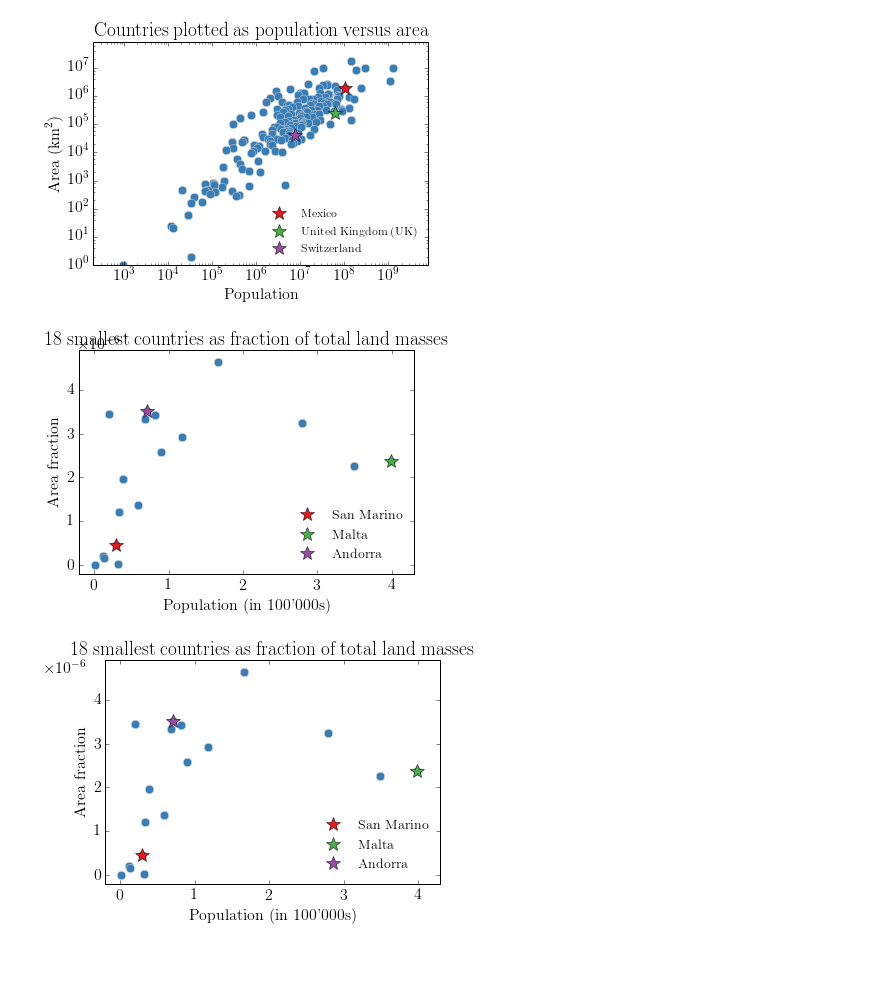
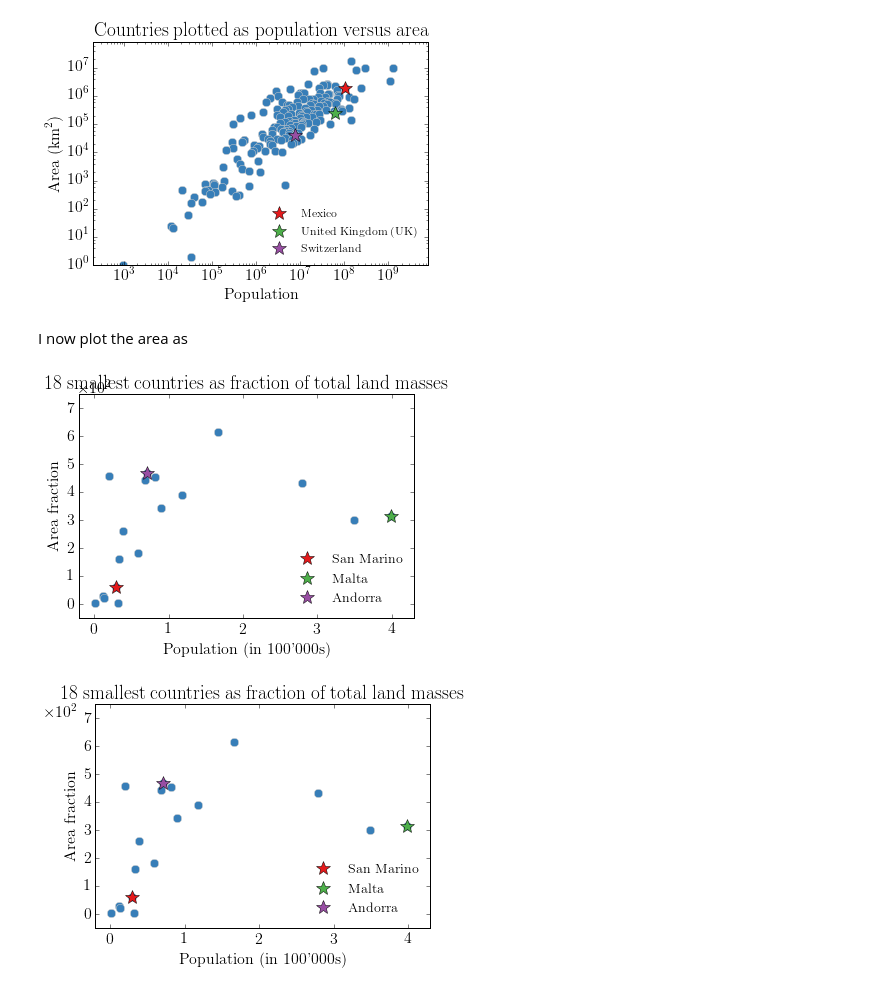
Before and after one commit to prisae/blog-notebooks, a Jupyter notebook: MoveSciNot.ipynb, the cells around one changed output. Saved outputs shown, nothing was run; the diff lists cells and outputs as text; code cells hidden in the pictures; blank space fills up the shorter version.

Commit message:
Drafted Circle, further in MoveSciNot

```diff
--- a/MoveSciNot.ipynb
+++ b/MoveSciNot.ipynb
@@ -33,15 +43,23 @@ def move_sn_y(offs=0, dig=0, side='left', omit_last=False):
     locs : list
         List of y-tick locations.
 
+    Note
+    ----
+    This is kind of a non-satisfying hack, which should be handled more
+    properly. But it works. Functions to look at for a better implementation:
+    ax.ticklabel_format
+    ax.yaxis.major.formatter.set_offset_string
     """
-    # Side-note: This is kind of a non-satisfying hack, which should be handled
-    # more properly. But it works. Functions to look at for a better
-    # implementation:
-    # ax.ticklabel_format
-    # ax.yaxis.major.formatter.set_offset_string
 
     locs,_ = plt.yticks()
-    yoff = int(str(locs[-1]).split('e')[1])
+
+    # If locs are not in scientific notation, put them into it to find exponent
+    try:
+        yoff = int(str(locs[-1]).split('e')[1])
+    except:
+        llocs = '%.3e' % locs[-1]
+        yoff = int(str(llocs).split('e')[1])
+
     form = r'$%.'+str(dig)+'f$'
     if omit_last:
         slocs = locs[:-1]
@@ -100,17 +141,19 @@ plt.axis([2e2, 8e9, 0, 8e7])
 plt.show()
 # %% [output]
 [figure]
+# %% [markdown]
+I now plot the area as
 # %%
 # small amplitudes (power of minus ten)
 
 fig2a = plt.figure()
 
-plt.plot(population[-18:]/100000, area[-18:]/sum(area), 'o', c=colours[0], mec='.8', ms=8)
-
+plt.plot(population[-18:]/100000, area[-18:], 'o', c=colours[0], mec='.8', ms=8)
+#/sum(area)
 i = 0
 for count in ['San Marino', 'Malta', 'Andorra']:
     ci = country.index(count)
-    plt.plot(population[ci]/100000, area[ci]/sum(area), '*', c=colours[i+1], mec='k', ms=14, label=count)
+    plt.plot(population[ci]/100000, area[ci], '*', c=colours[i+1], mec='k', ms=14, label=count)
     i += 1
 
 plt.title(r'18 smallest countries as fraction of total land masses')
@@ -119,36 +162,32 @@ plt.ylabel(r'Area fraction')
 plt.legend(loc='lower right', frameon=False, fontsize=14, numpoints=1)
 
 # Set scientific notation
-plt.gca().xaxis.major.formatter.set_powerlimits((0,0))
 plt.gca().yaxis.major.formatter.set_powerlimits((0,0))
 
-plt.axis([-.2, 4.3, -.2e-6, 4.9e-6])
+plt.axis([-.2, 4.3, -50, 750])
 plt.draw()
 # %% [output]
-[figure, old version]
+[figure, new version]
 # %%
 fig2b = plt.figure()
 
-plt.plot(population[-18:]/100000, area[-18:]/sum(area), 'o', c=colours[0], mec='.8', ms=8)
+plt.plot(population[-18:]/100000, area[-18:], 'o', c=colours[0], mec='.8', ms=8)
 
 i = 0
 for count in ['San Marino', 'Malta', 'Andorra']:
     ci = country.index(count)
-    plt.plot(population[ci]/100000, area[ci]/sum(area), '*', c=colours[i+1], mec='k', ms=14, label=count)
+    plt.plot(population[ci]/100000, area[ci], '*', c=colours[i+1], mec='k', ms=14, label=count)
     i += 1
 
 plt.title(r'18 smallest countries as fraction of total land masses')
 plt.xlabel(r"Population (in 100'000s)")
 plt.ylabel(r'Area fraction')
 plt.legend(loc='lower right', frameon=False, fontsize=14, numpoints=1)
 
 # Set scientific notation
-plt.gca().xaxis.major.formatter.set_powerlimits((0,0))
-plt.gca().yaxis.major.formatter.set_powerlimits((0,0))
+move_sn_y(offs=-.03, side='left')
 
-move_sn_y(side='left')
-
-plt.axis([-.2, 4.3, -.2e-6, 4.9e-6])
+plt.axis([-.2, 4.3, -50, 750])
 plt.draw()
 # %% [output]
-[figure, old version]
+[figure, new version]
```
Also changed, not shown: parts of 9 cells of this notebook, 1 other file.
